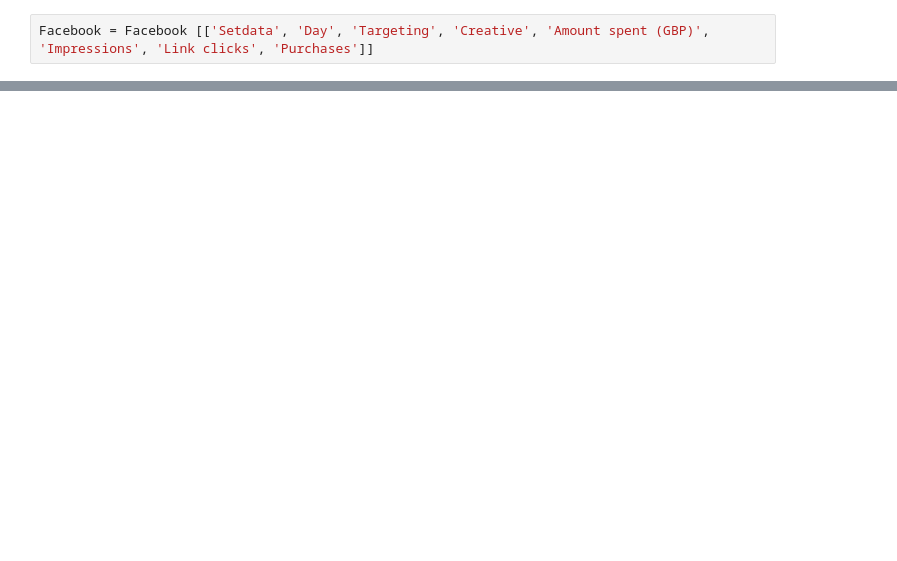
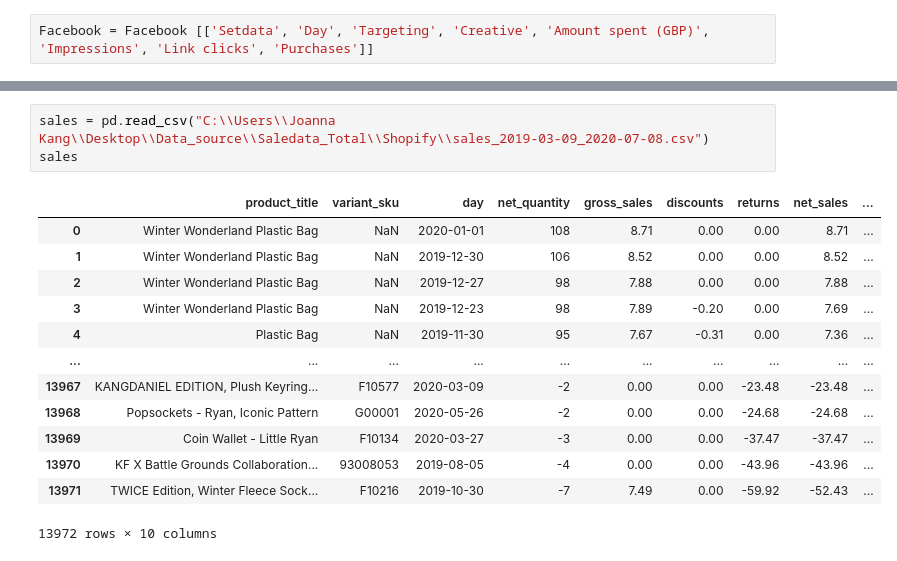
Before and after one commit to JoannaKang/kakao-commerce-data-analysis, a Jupyter notebook: Paid Media Report.ipynb, the cells around one changed output, grey strips where cells are left out. Drawn from its saved outputs; the diff is of its cells as text; blank space fills up the shorter version.

```diff
--- a/Paid Media Report.ipynb
+++ b/Paid Media Report.ipynb
@@ -85,0 +95,17 @@ Instagram
+# %%
+sales = pd.read_csv("C:\\Users\\Joanna Kang\\Desktop\\Data_source\\Saledata_Total\\Shopify\\sales_2019-03-09_2020-07-08.csv")
+sales
+# %% [output]
+|  | product_title | variant_sku | day | net_quantity | gross_sales | discounts | returns | net_sales | ... |
+| 0 | Winter Wonderland Plastic Bag | NaN | 2020-01-01 | 108 | 8.71 | 0.00 | 0.00 | 8.71 | ... |
+| 1 | Winter Wonderland Plastic Bag | NaN | 2019-12-30 | 106 | 8.52 | 0.00 | 0.00 | 8.52 | ... |
+| 2 | Winter Wonderland Plastic Bag | NaN | 2019-12-27 | 98 | 7.88 | 0.00 | 0.00 | 7.88 | ... |
+| 3 | Winter Wonderland Plastic Bag | NaN | 2019-12-23 | 98 | 7.89 | -0.20 | 0.00 | 7.69 | ... |
+| 4 | Plastic Bag | NaN | 2019-11-30 | 95 | 7.67 | -0.31 | 0.00 | 7.36 | ... |
+| ... | ... | ... | ... | ... | ... | ... | ... | ... | ... |
+| 13967 | KANGDANIEL EDITION, Plush Keyring... | F10577 | 2020-03-09 | -2 | 0.00 | 0.00 | -23.48 | -23.48 | ... |
+| 13968 | Popsockets - Ryan, Iconic Pattern | G00001 | 2020-05-26 | -2 | 0.00 | 0.00 | -24.68 | -24.68 | ... |
+| 13969 | Coin Wallet - Little Ryan | F10134 | 2020-03-27 | -3 | 0.00 | 0.00 | -37.47 | -37.47 | ... |
+| 13970 | KF X Battle Grounds Collaboration... | 93008053 | 2019-08-05 | -4 | 0.00 | 0.00 | -43.96 | -43.96 | ... |
+| 13971 | TWICE Edition, Winter Fleece Sock... | F10216 | 2019-10-30 | -7 | 7.49 | 0.00 | -59.92 | -52.43 | ... |
+13972 rows × 10 columns
```
Also changed, not shown: parts of 12 cells of this notebook.
